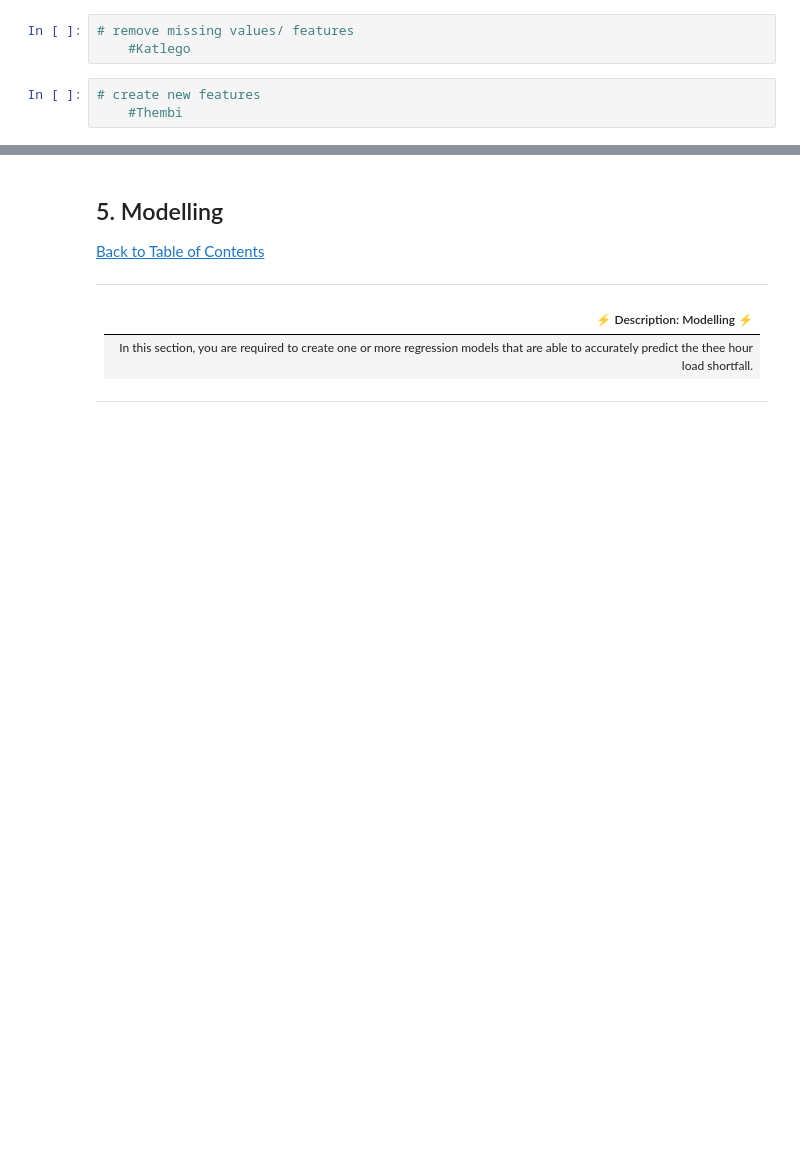
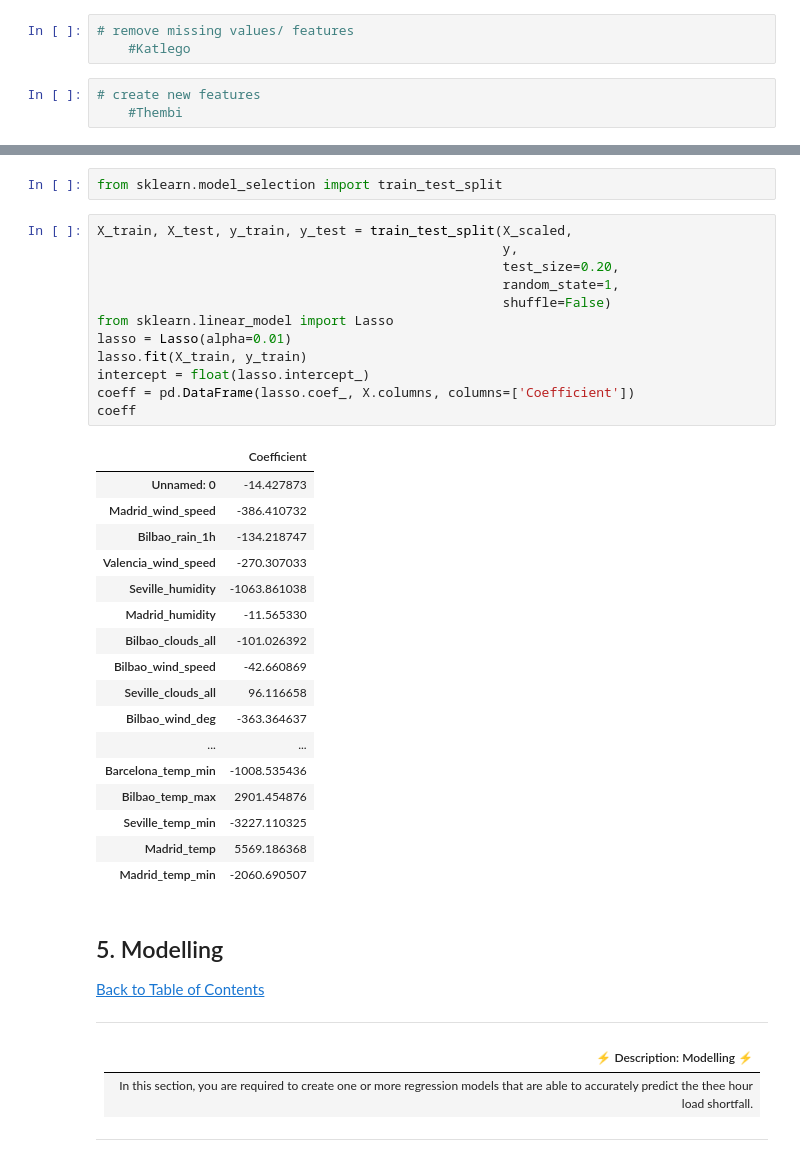
Before and after one commit to thabotladi/load-shortfall-regression-predict-api, a Jupyter notebook: Advanced_Regression/Advanced-Regression-Starter-Data/starter-notebook.ipynb, the cells around one changed output, grey strips where cells are left out. Drawn from its saved outputs; the diff is of its cells as text; blank space fills up the shorter version.

```diff
--- a/Advanced_Regression/Advanced-Regression-Starter-Data/starter-notebook.ipynb
+++ b/Advanced_Regression/Advanced-Regression-Starter-Data/starter-notebook.ipynb
@@ -251,3 +280,35 @@ plt.show()
+# %%
+from sklearn.model_selection import train_test_split
+# %%
+X_train, X_test, y_train, y_test = train_test_split(X_scaled,
+                                                    y,
+                                                    test_size=0.20,
+                                                    random_state=1,
+                                                    shuffle=False)
+from sklearn.linear_model import Lasso
+lasso = Lasso(alpha=0.01)
+lasso.fit(X_train, y_train)
+intercept = float(lasso.intercept_)
+coeff = pd.DataFrame(lasso.coef_, X.columns, columns=['Coefficient'])
+coeff
+# %% [output]
+|  | Coefficient |
+| Unnamed: 0 | -14.427873 |
+| Madrid_wind_speed | -386.410732 |
+| Bilbao_rain_1h | -134.218747 |
+| Valencia_wind_speed | -270.307033 |
+| Seville_humidity | -1063.861038 |
+| Madrid_humidity | -11.565330 |
+| Bilbao_clouds_all | -101.026392 |
+| Bilbao_wind_speed | -42.660869 |
+| Seville_clouds_all | 96.116658 |
+| Bilbao_wind_deg | -363.364637 |
+| ... | ... |
+| Barcelona_temp_min | -1008.535436 |
+| Bilbao_temp_max | 2901.454876 |
+| Seville_temp_min | -3227.110325 |
+| Madrid_temp | 5569.186368 |
+| Madrid_temp_min | -2060.690507 |
 # %% [markdown]
 <a id="five"></a>
 ## 5. Modelling
```
Also changed, not shown: parts of 3 cells of this notebook.
